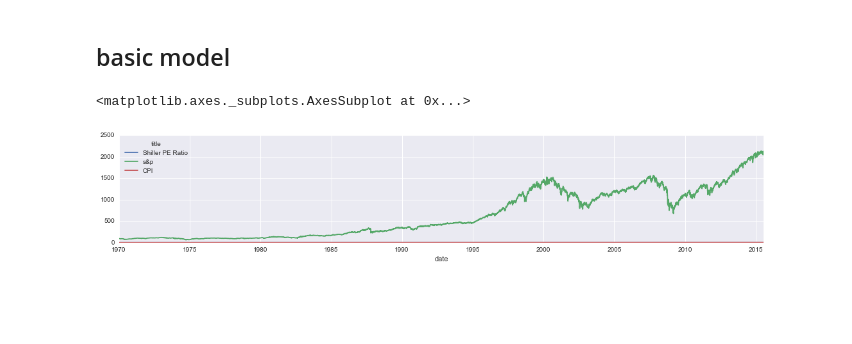
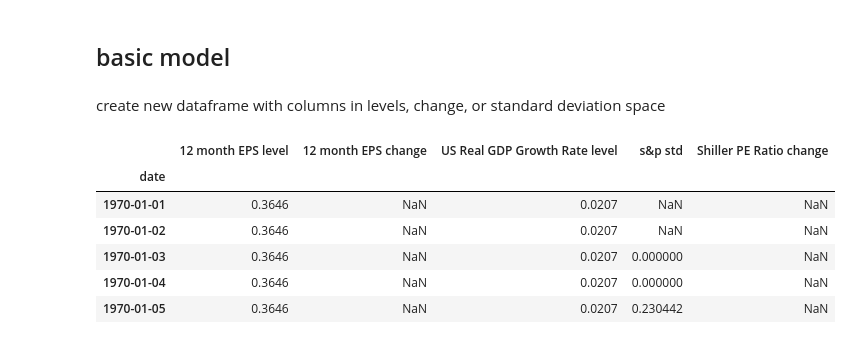
Before and after one commit to rhouck/bubble, a Jupyter notebook: notes/Model Construction.ipynb, the cells around one changed output. Saved outputs shown, nothing was run; the diff lists cells and outputs as text; code cells hidden in the pictures; blank space fills up the shorter version.

```diff
--- a/notes/Model Construction.ipynb
+++ b/notes/Model Construction.ipynb
@@ -122,10 +122,3 @@ for ind in range(count):
 [figure]
 # %% [markdown]
 ## basic model
-# %%
-cols = ['Shiller PE Ratio', 's&p', 'CPI']
-exp = ag[cols].copy(deep=True)
-exp.plot(figsize=[18,3])
-# %% [output]
-<matplotlib.axes._subplots.AxesSubplot at 0x...>
-[figure, removed]
@@ -136,0 +125,2 @@ for i in ('s&p', 'CPI'):
+# %% [markdown]
+create new dataframe with columns in levels, change, or standard deviation space
@@ -137,2 +135,29 @@ for i in ('s&p', 'CPI'):
+# %%
+# select features the and the type of transformation
+# l - level, c - change, s - standard deviation
+cols = {
+    'US Real GDP Growth Rate':        ['l',],
+    '12 month EPS':                   ['l', 'c'],
+    's&p':                            ['s'],
+    'Shiller PE Ratio':               ['c'],
+}
+features = pd.DataFrame()
+for c in cols.items():
+    for t in c[1]:
+        if t == 'l':
+            features['{0} level'.format(c[0])] = ag[c[0]]
+        if t == 'c':
+            features['{0} change'.format(c[0])] = change_space(ag[c[0]])
+        if t == 's':
+            features['{0} std'.format(c[0])] = std_space(ag[c[0]])
+features.head()
+# %% [output]
+|  | 12 month EPS level | 12 month EPS change | US Real GDP Growth Rate level | s&p std | Shiller PE Ratio change |
+| date |  |  |  |  |  |
+| 1970-01-01 | 0.3646 | NaN | 0.0207 | NaN | NaN |
+| 1970-01-02 | 0.3646 | NaN | 0.0207 | NaN | NaN |
+| 1970-01-03 | 0.3646 | NaN | 0.0207 | 0.000000 | NaN |
+| 1970-01-04 | 0.3646 | NaN | 0.0207 | 0.000000 | NaN |
+| 1970-01-05 | 0.3646 | NaN | 0.0207 | 0.230442 | NaN |
 # %%
 # time series score
```
Also changed, not shown: parts of 7 cells of this notebook.
